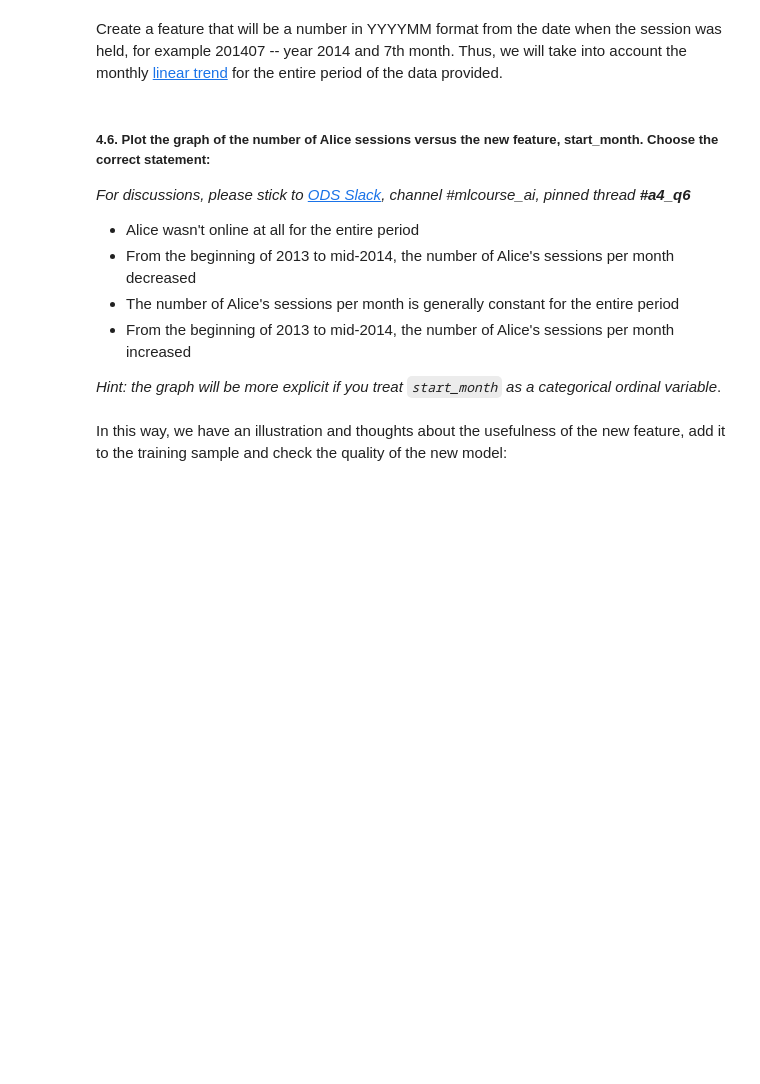
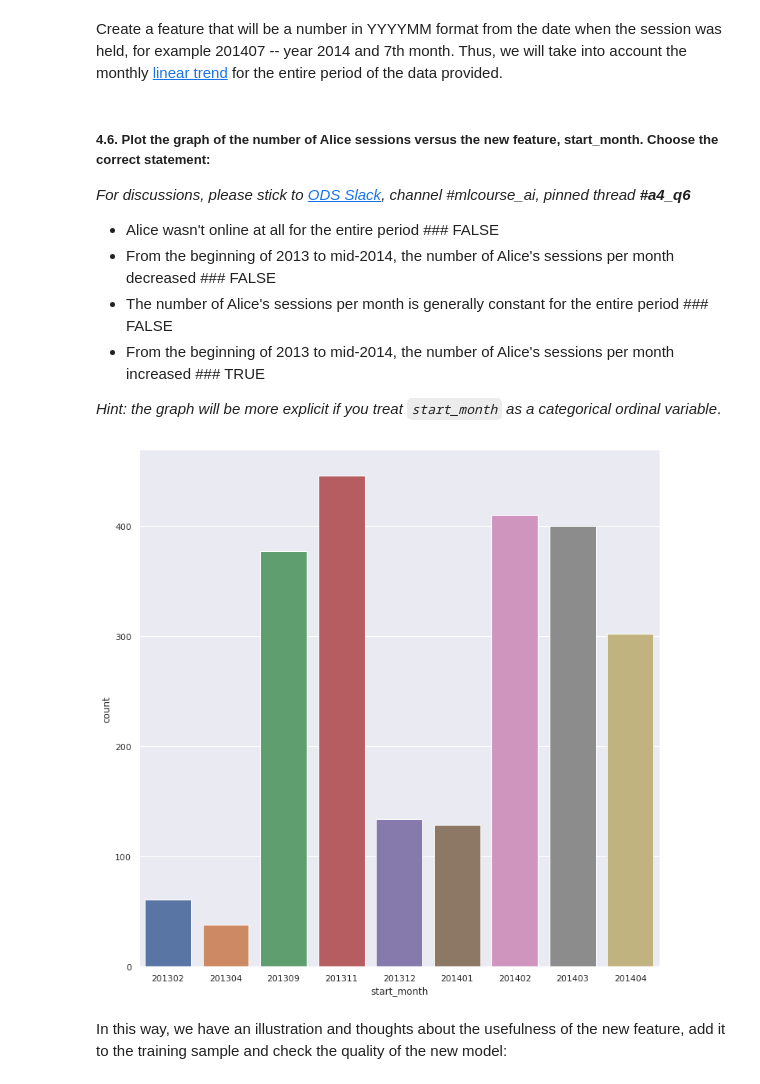
Before and after one commit to requiemofthesouls/USML_homeworks, a Jupyter notebook: ML/Assignment 4. Logistic regression/assignment4_websites_logistic_regression.ipynb, the cells around one changed output. Saved outputs shown, nothing was run; the diff lists cells and outputs as text; code cells hidden in the pictures; blank space fills up the shorter version.

Commit message:
ML #4 Logistic Regression homework completed. Alice competition

```diff
--- a/ML/Assignment 4. Logistic regression/assignment4_websites_logistic_regression.ipynb
+++ b/ML/Assignment 4. Logistic regression/assignment4_websites_logistic_regression.ipynb
@@ -483,9 +498,9 @@ full_new_feat['start_month'] = full_df['time1'].apply(lambda ts:
 
 *For discussions, please stick to [ODS Slack](https://opendatascience.slack.com/), channel #mlcourse_ai, pinned thread __#a4_q6__*
 
-- Alice wasn't online at all for the entire period
-- From the beginning of 2013 to mid-2014, the number of Alice's sessions per month decreased
-- The number of Alice's sessions per month is generally constant for the entire period
-- From the beginning of 2013 to mid-2014, the number of Alice's sessions per month increased
+- Alice wasn't online at all for the entire period ### FALSE
+- From the beginning of 2013 to mid-2014, the number of Alice's sessions per month decreased ### FALSE
+- The number of Alice's sessions per month is generally constant for the entire period ### FALSE
+- From the beginning of 2013 to mid-2014, the number of Alice's sessions per month increased ### TRUE
 
 *Hint: the graph will be more explicit if you treat `start_month` as a categorical ordinal variable*.
@@ -494,3 +507,9 @@ full_new_feat['start_month'] = full_df['time1'].apply(lambda ts:
+# %%
+X_and_y_train = pd.concat([full_new_feat['start_month'][:idx_split].astype('int'), y_train], axis=1)
+sns.catplot(data=X_and_y_train[y_train == 1], x='start_month', kind='count', height=10);
+del X_and_y_train
+# %% [output]
+[figure, added]
 # %% [markdown]
 In this way, we have an illustration and thoughts about the usefulness of the new feature, add it to the training sample and check the quality of the new model:
 # %%
```
Also changed, not shown: parts of 30 cells of this notebook, 2 other files.
